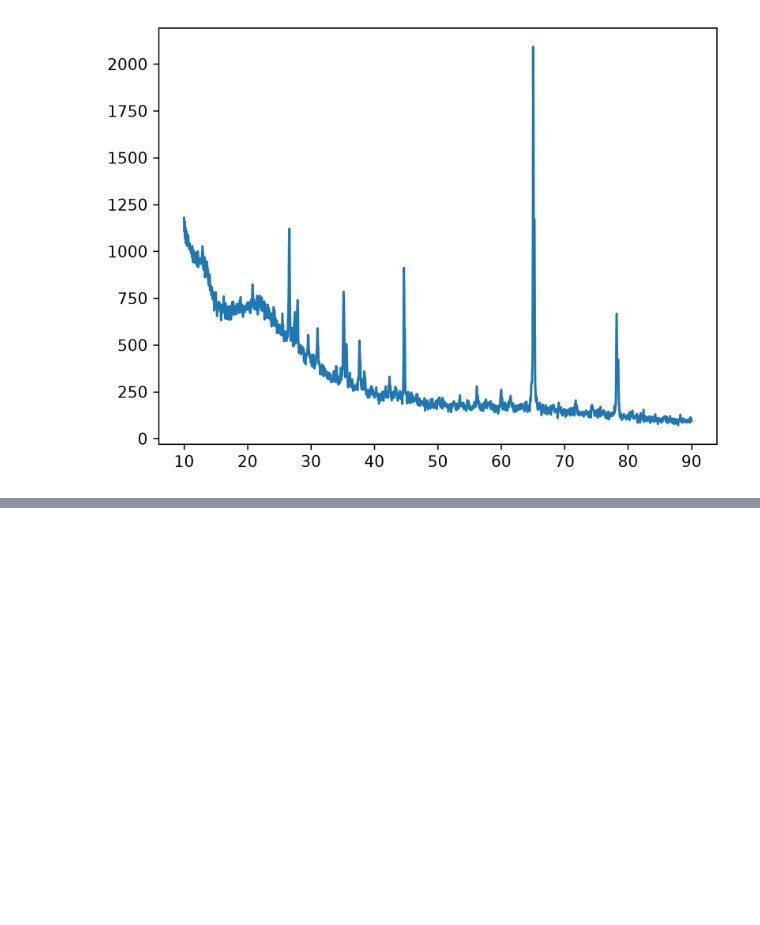
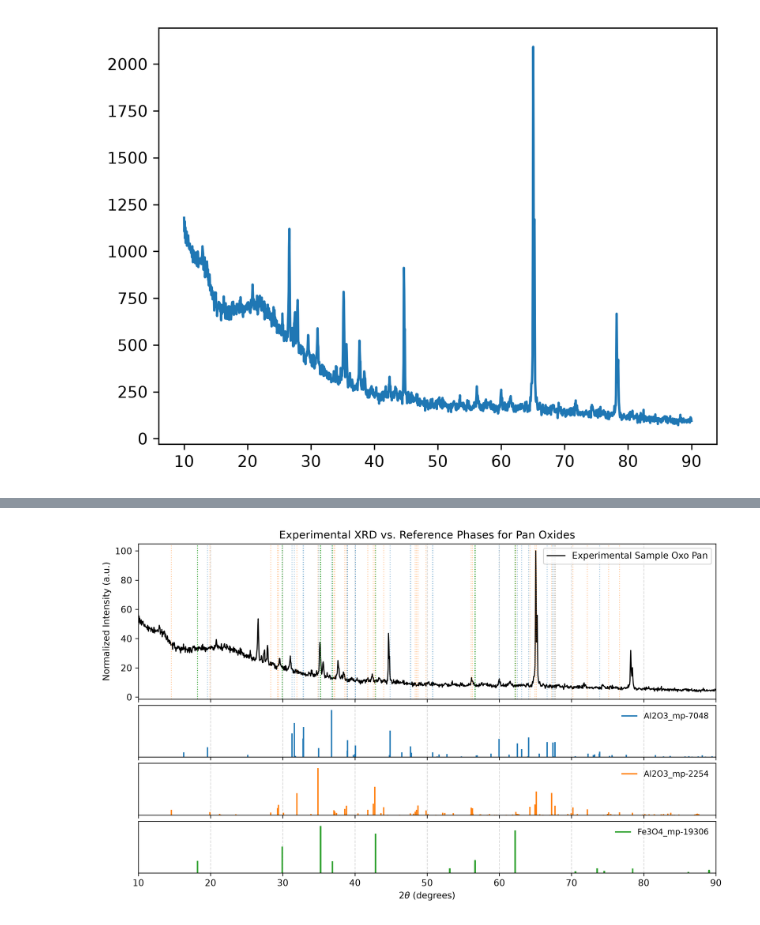
Before and after one commit to minhtet-htoon/mse-164l, a Jupyter notebook: xrd.ipynb, the cells around one changed output, grey strips where cells are left out. Cells and saved outputs as stored; diff of their text form; code cells hidden in the pictures; blank space fills up the shorter version.

```diff
--- a/xrd.ipynb
+++ b/xrd.ipynb
@@ -140,0 +221,4 @@ print(list_of_available_fields)
+# %%
+plot_from_dir('./cif_files/oxides/', "Experimental XRD vs. Reference Phases for Pan Oxides")
+# %% [output]
+[figure, added]
```
Also changed, not shown: parts of 8 cells of this notebook, 3 other files.
